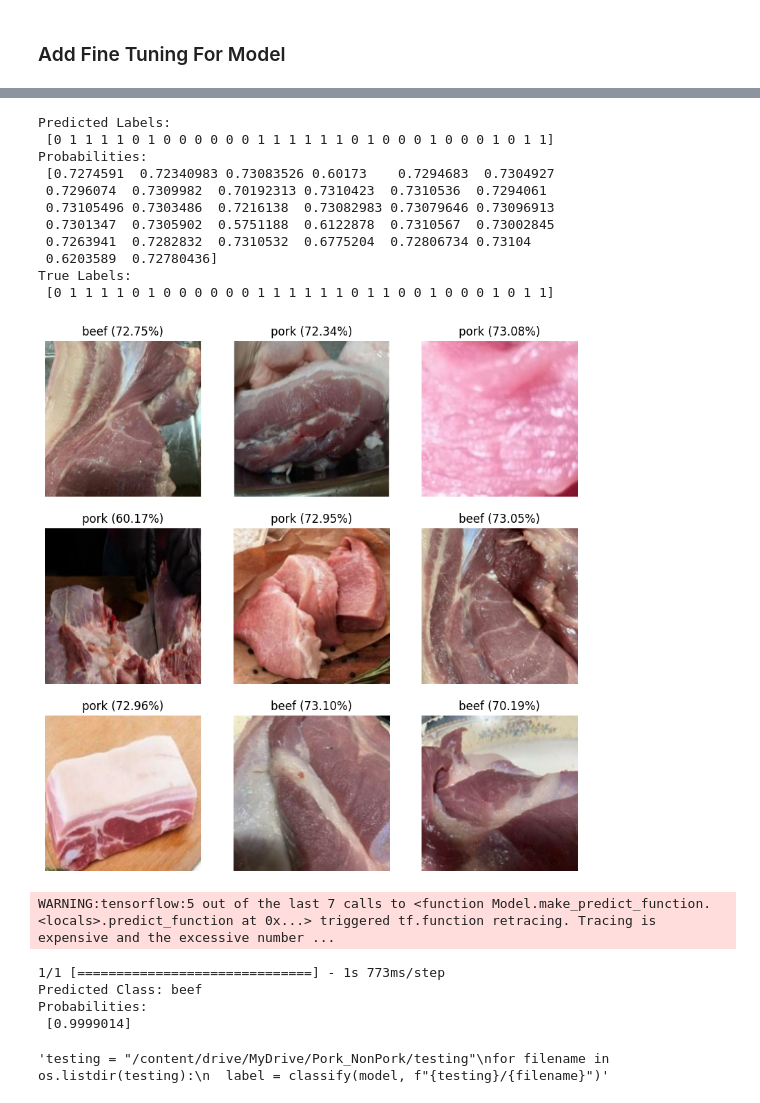
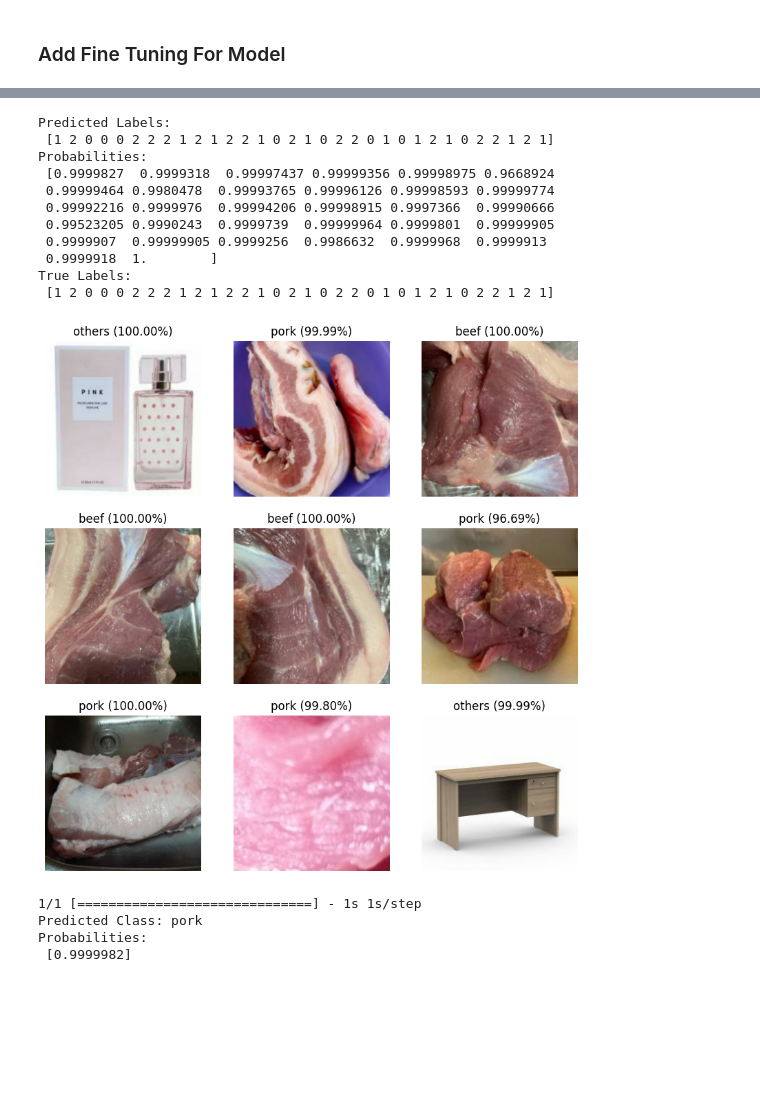
Before and after one commit to BeefyTeam/Beefy-AI-Models, a Jupyter notebook: TypeMeat-Classification-Model.ipynb, the cells around one changed output, grey strips where cells are left out. Drawn from its saved outputs; the diff is of its cells as text; code cells hidden in the pictures; blank space fills up the shorter version.

```diff
--- a/TypeMeat-Classification-Model.ipynb
+++ b/TypeMeat-Classification-Model.ipynb
@@ -80,17 +58,17 @@ valid_dir = os.path.join(base_dir +'/valid')
 test_dir = os.path.join(base_dir +'/test')
 
 #image generator
-train_dataset = tf.keras.utils.image_dataset_from_directory('/content/train',
+train_dataset = tf.keras.utils.image_dataset_from_directory(train_dir,
                                                             shuffle=True,
                                                             batch_size=batch_size,
                                                             image_size=image_size)
 
-valid_dataset = tf.keras.utils.image_dataset_from_directory('/content/valid',
+valid_dataset = tf.keras.utils.image_dataset_from_directory(valid_dir,
                                                             shuffle=True,
                                                             batch_size=batch_size,
                                                             image_size=image_size)
 
-test_dataset = tf.keras.utils.image_dataset_from_directory('/content/test',
+test_dataset = tf.keras.utils.image_dataset_from_directory(test_dir,
                                                             shuffle=True,
                                                             batch_size=batch_size,
                                                             image_size=image_size)
@@ -126,9 +104,9 @@ rescale = tf.keras.layers.Rescaling(1./127.5, offset=-1)
 image_shape = image_size + (3,) #represents the number of color channels (RGB) in the image.
 
 #create base model using MobileNetV2, activation softmax
-base_model = tf.keras.applications.MobileNetV2(input_shape=image_shape,
-                                               include_top=False,
-                                               weights='imagenet',
-                                               classes=2,
-                                               classifier_activation="softmax")
+base_model = tf.keras.applications.MobileNetV3Large(input_shape=image_shape,
+                                                    include_top=False,
+                                                    weights='imagenet',
+                                                    classes=3,
+                                                    classifier_activation="softmax")
 # %% [output]
@@ -183,7 +161,7 @@ x = Dense(64, activation='relu', name = 'new_layer_2')(x)
 x = Dropout(0.2)(x)
 x = Dense(32, activation='relu', name = 'new_layer_3')(x)
 
-prediction_layer = Dense(2, activation='softmax', name = 'predictions')(x)
+prediction_layer = Dense(3, activation='softmax', name = 'predictions')(x)
 
 outputs = prediction_layer
 model = tf.keras.Model(inputs, outputs)
@@ -214,6 +192,6 @@ Non-trainable params: 2,258,240
 __________________________________________________________________________________________________
 # %%
 #Evaluate the model
-initial_epochs = 10
+initial_epochs = 15
 loss0, accuracy0 = model.evaluate(valid_dataset)
 # %% [output]
@@ -400,40 +377,40 @@ plt.show()
 # %%
 #Let test final model
 image_batch, label_batch = test_dataset.as_numpy_iterator().next()
 predictions = model.predict_on_batch(image_batch)
 
 # Apply softmax activation
-predictions = tf.nn.softmax(predictions)
+# predictions = tf.nn.softmax(predictions)
 
 # Get the predicted class labels
 predicted_labels = tf.argmax(predictions, axis=1)
 
 # Get the probabilities for the predicted classes
 probabilities = tf.reduce_max(predictions, axis=1)
 
 print('Predicted Labels:\n', predicted_labels.numpy())
 print('Probabilities:\n', probabilities.numpy())
 print('True Labels:\n', label_batch)
 
 plt.figure(figsize=(10, 10))
 for i in range(9):
     ax = plt.subplot(3, 3, i + 1)
     plt.imshow(image_batch[i].astype("uint8"))
     plt.title("{} ({:.2f}%)".format(class_names[predicted_labels[i]], probabilities[i] * 100))
     plt.axis("off")
 # %% [output]
 Predicted Labels:
- [0 1 1 1 1 0 1 0 0 0 0 0 0 1 1 1 1 1 1 0 1 0 0 0 1 0 0 0 1 0 1 1]
+ [1 2 0 0 0 2 2 2 1 2 1 2 2 1 0 2 1 0 2 2 0 1 0 1 2 1 0 2 2 1 2 1]
 Probabilities:
- [0.7274591  0.72340983 0.73083526 0.60173    0.7294683  0.7304927
- 0.7296074  0.7309982  0.70192313 0.7310423  0.7310536  0.7294061
- 0.73105496 0.7303486  0.7216138  0.73082983 0.73079646 0.73096913
- 0.7301347  0.7305902  0.5751188  0.6122878  0.7310567  0.73002845
- 0.7263941  0.7282832  0.7310532  0.6775204  0.72806734 0.73104
- 0.6203589  0.72780436]
+ [0.9999827  0.9999318  0.99997437 0.99999356 0.99998975 0.9668924
+ 0.99999464 0.9980478  0.99993765 0.99996126 0.99998593 0.99999774
+ 0.99992216 0.9999976  0.99994206 0.99998915 0.9997366  0.99990666
+ 0.99523205 0.9990243  0.9999739  0.99999964 0.9999801  0.99999905
+ 0.9999907  0.99999905 0.9999256  0.9986632  0.9999968  0.9999913
+ 0.9999918  1.        ]
 True Labels:
- [0 1 1 1 1 0 1 0 0 0 0 0 0 1 1 1 1 1 1 0 1 1 0 0 1 0 0 0 1 0 1 1]
+ [1 2 0 0 0 2 2 2 1 2 1 2 2 1 0 2 1 0 2 2 0 1 0 1 2 1 0 2 2 1 2 1]
-[figure, old version]
+[figure, new version]
 # %%
 model.save('lastmodelbefork.h5')
 # %%
@@ -453,30 +430,22 @@ def classify(model, image_path):
     predicted_label = np.argmax(predictions, axis=1)[0]
     probabilities = tf.reduce_max(predictions, axis=1)
 
-    class_names = ['beef', 'pork']
+    class_names = ['beef','others', 'pork']
     predicted_class = class_names[predicted_label]
 
     print('Predicted Class:', predicted_class)
     print('Probabilities:\n', probabilities.numpy())
 
 # Assuming you have already loaded and compiled your TensorFlow model
-model = tf.keras.models.load_model('/content/lastmodelbefork.h5')
+model = tf.keras.models.load_model('lastmodelbefork.h5')
 
 # Example usage
-#image_path = '/content/test/pork/13958025-sliced-raw-meat-isolated-on-white_jpg.rf.4a0f5c178259b996605b14111c233835.jpg' #pork
-#image_path = '/content/drive/MyDrive/Pork_NonPork/test/pork/Screenshot_458.jpg' #pork
-#image_path = "/content/drive/MyDrive/Pork_NonPork/test/pork/Screenshot_521.jpg" #pork
-image_path = "/content/test/beef/FRESH-10-_JPG_jpg.rf.9b20f06d4a6329ea5f7fb60717d4009b.jpg" #beef
+# image_path = '/content/drive/MyDrive/updateddataset/test/others/1286690_jpg.rf.c735840b6d4d18b6b3d08a6e6fb6a1a3.jpg' #others
+image_path = "/content/drive/MyDrive/updateddataset/test/pork/30938455-two-pieces-of-raw-meat-pork-steak-closeup-isolated-on-white-background_jpg.rf.bad1e6e5f5efd86ce6041e0859bd3478.jpg" #pork
+# image_path = "/content/drive/MyDrive/updateddataset/test/beef/FRESH-10-_JPG_jpg.rf.9b20f06d4a6329ea5f7fb60717d4009b.jpg" #beef
 classify(model, image_path)
-
-
-'''testing = "/content/drive/MyDrive/Pork_NonPork/testing"
-for filename in os.listdir(testing):
-  label = classify(model, f"{testing}/{filename}")'''
 # %% [output]
-WARNING:tensorflow:5 out of the last 7 calls to <function Model.make_predict_function.<locals>.predict_function at 0x...> triggered tf.function retracing. Tracing is expensive and the excessive number ...
+1/1 [==============================] - 1s 1s/step
+Predicted Class: pork
+Probabilities:
+ [0.9999982]
-1/1 [==============================] - 1s 773ms/step
-Predicted Class: beef
-Probabilities:
- [0.9999014]
-'testing = "/content/drive/MyDrive/Pork_NonPork/testing"\nfor filename in os.listdir(testing):\n  label = classify(model, f"{testing}/{filename}")'
```
Also changed, not shown: parts of 22 cells of this notebook.
